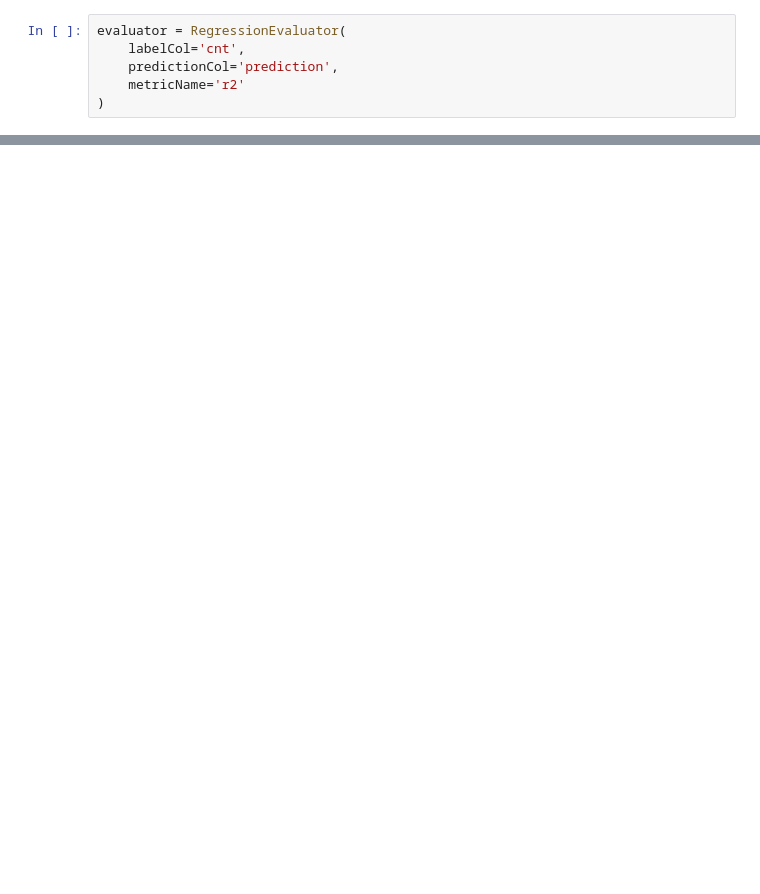
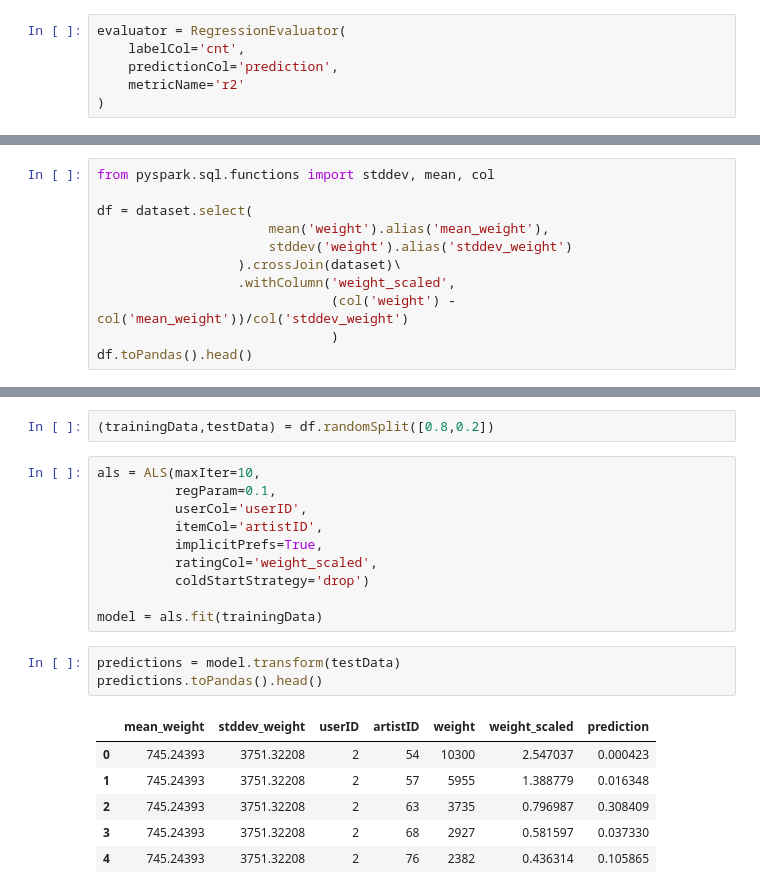
Before and after one commit to manojmanivannan/ApacheSparkEssentials, a Jupyter notebook: ML_2_SparkByPluralsight.ipynb, the cells around one changed output, grey strips where cells are left out. Drawn from its saved outputs; the diff is of its cells as text; blank space fills up the shorter version.

```diff
--- a/ML_2_SparkByPluralsight.ipynb
+++ b/ML_2_SparkByPluralsight.ipynb
@@ -523,0 +776,11 @@ Downloading (bytes)... 10782
+# %%
+from pyspark.sql.functions import stddev, mean, col
+
+df = dataset.select(
+                      mean('weight').alias('mean_weight'),
+                      stddev('weight').alias('stddev_weight')
+                  ).crossJoin(dataset)\
+                  .withColumn('weight_scaled',
+                              (col('weight') - col('mean_weight'))/col('stddev_weight')
+                              )
+df.toPandas().head()
@@ -523,0 +794,22 @@ Downloading (bytes)... 10782
+# %%
+(trainingData,testData) = df.randomSplit([0.8,0.2])
+# %%
+als = ALS(maxIter=10,
+          regParam=0.1,
+          userCol='userID',
+          itemCol='artistID',
+          implicitPrefs=True,
+          ratingCol='weight_scaled',
+          coldStartStrategy='drop')
+
+model = als.fit(trainingData)
+# %%
+predictions = model.transform(testData)
+predictions.toPandas().head()
+# %% [output]
+|  | mean_weight | stddev_weight | userID | artistID | weight | weight_scaled | prediction |
+| 0 | 745.24393 | 3751.32208 | 2 | 54 | 10300 | 2.547037 | 0.000423 |
+| 1 | 745.24393 | 3751.32208 | 2 | 57 | 5955 | 1.388779 | 0.016348 |
+| 2 | 745.24393 | 3751.32208 | 2 | 63 | 3735 | 0.796987 | 0.308409 |
+| 3 | 745.24393 | 3751.32208 | 2 | 68 | 2927 | 0.581597 | 0.037330 |
+| 4 | 745.24393 | 3751.32208 | 2 | 76 | 2382 | 0.436314 | 0.105865 |
```
Also changed, not shown: parts of 50 cells of this notebook.
